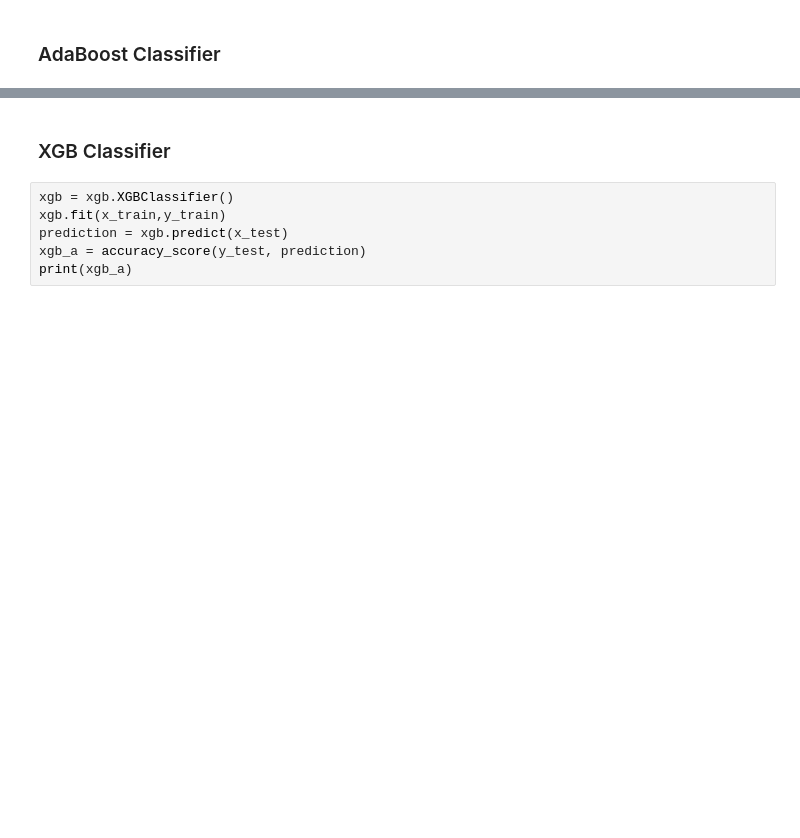
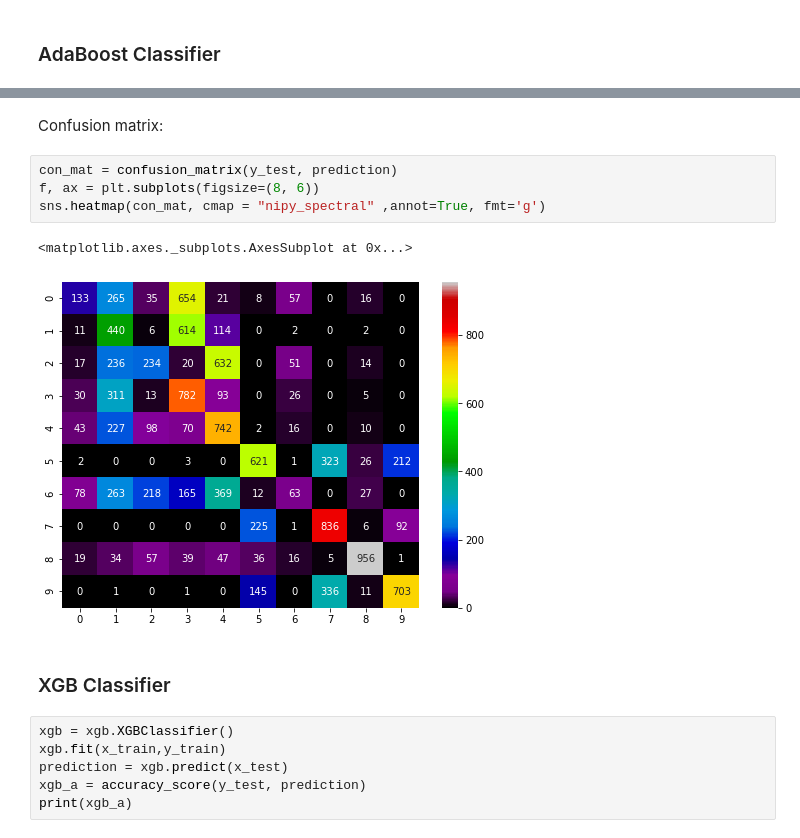
Before and after one commit to Noa-Nussbaum/Avodat-Gmar---Second-semester, a Jupyter notebook: Fashion mnist.ipynb, the cells around one changed output, grey strips where cells are left out. Saved outputs shown, nothing was run; the diff lists cells and outputs as text; blank space fills up the shorter version.

```diff
--- a/Fashion mnist.ipynb
+++ b/Fashion mnist.ipynb
@@ -315,3 +268,12 @@ print(ada_a)
+# %% [markdown]
+Confusion matrix:
+# %%
+con_mat = confusion_matrix(y_test, prediction)
+f, ax = plt.subplots(figsize=(8, 6))
+sns.heatmap(con_mat, cmap = "nipy_spectral" ,annot=True, fmt='g')
+# %% [output]
+<matplotlib.axes._subplots.AxesSubplot at 0x...>
+[figure, added]
 # %% [markdown]
 ### XGB Classifier
 # %%
```
Also changed, not shown: parts of 46 cells of this notebook.
